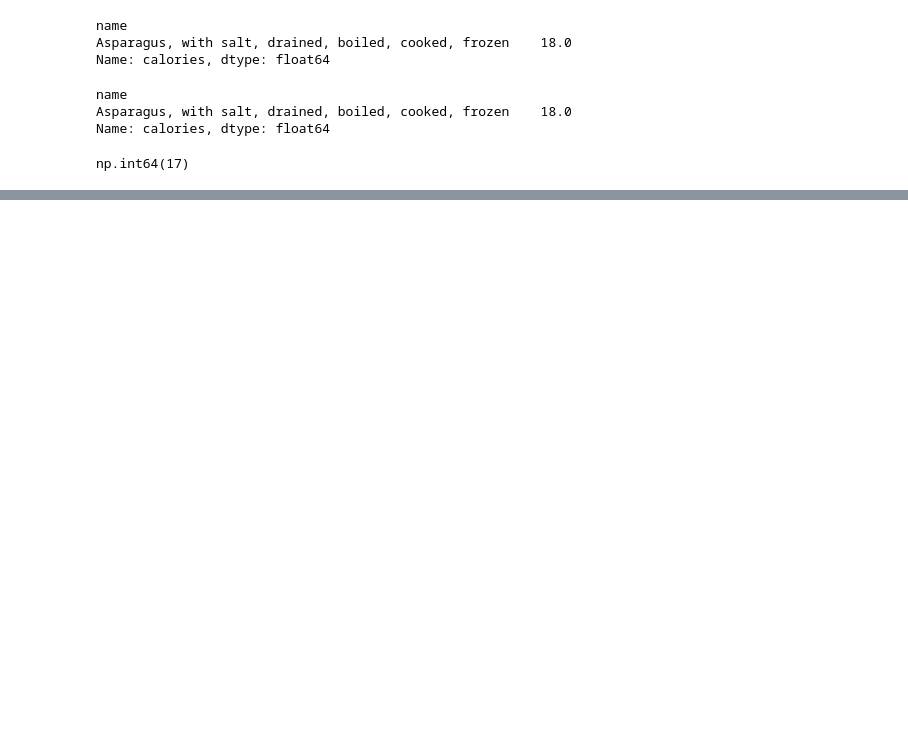
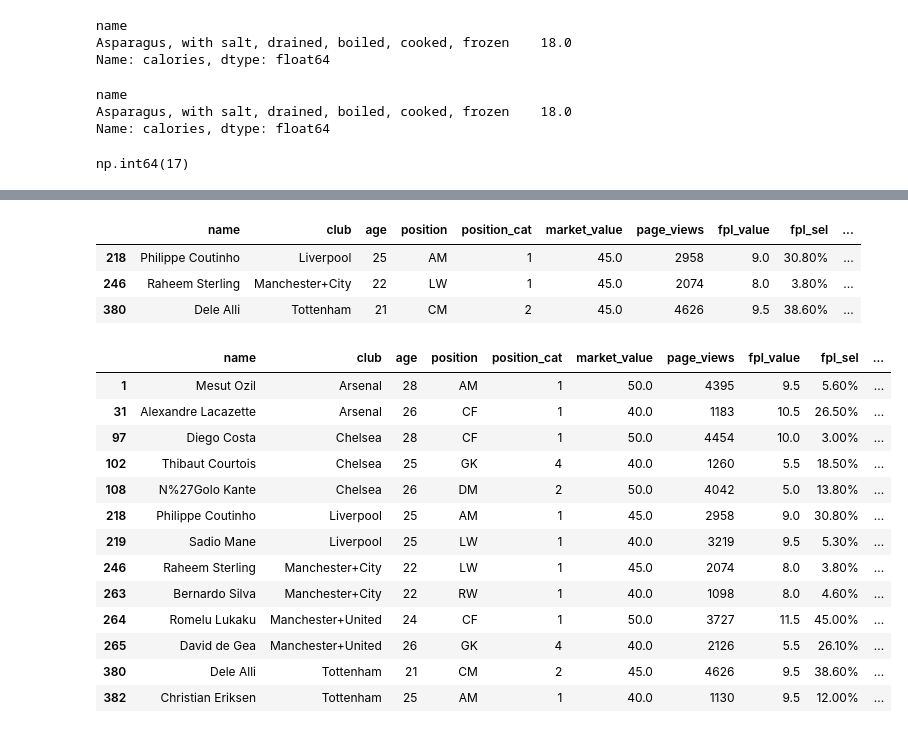
Before and after one commit to kprashant49/Projects, a Jupyter notebook: misc_projects/pandas_lecture_practice.ipynb, the cells around one changed output, grey strips where cells are left out. Drawn from its saved outputs; the diff is of its cells as text; code cells hidden in the pictures; blank space fills up the shorter version.

```diff
--- a/misc_projects/pandas_lecture_practice.ipynb
+++ b/misc_projects/pandas_lecture_practice.ipynb
@@ -4315,0 +4440,24 @@ np.int64(17)
+# %%
+players[players.market_value.between(40,50,inclusive='neither')]
+# %% [output]
+|  | name | club | age | position | position_cat | market_value | page_views | fpl_value | fpl_sel | ... |
+| 218 | Philippe Coutinho | Liverpool | 25 | AM | 1 | 45.0 | 2958 | 9.0 | 30.80% | ... |
+| 246 | Raheem Sterling | Manchester+City | 22 | LW | 1 | 45.0 | 2074 | 8.0 | 3.80% | ... |
+| 380 | Dele Alli | Tottenham | 21 | CM | 2 | 45.0 | 4626 | 9.5 | 38.60% | ... |
+# %%
+players[players.market_value.between(40,50,inclusive='both')]
+# %% [output]
+|  | name | club | age | position | position_cat | market_value | page_views | fpl_value | fpl_sel | ... |
+| 1 | Mesut Ozil | Arsenal | 28 | AM | 1 | 50.0 | 4395 | 9.5 | 5.60% | ... |
+| 31 | Alexandre Lacazette | Arsenal | 26 | CF | 1 | 40.0 | 1183 | 10.5 | 26.50% | ... |
+| 97 | Diego Costa | Chelsea | 28 | CF | 1 | 50.0 | 4454 | 10.0 | 3.00% | ... |
+| 102 | Thibaut Courtois | Chelsea | 25 | GK | 4 | 40.0 | 1260 | 5.5 | 18.50% | ... |
+| 108 | N%27Golo Kante | Chelsea | 26 | DM | 2 | 50.0 | 4042 | 5.0 | 13.80% | ... |
+| 218 | Philippe Coutinho | Liverpool | 25 | AM | 1 | 45.0 | 2958 | 9.0 | 30.80% | ... |
+| 219 | Sadio Mane | Liverpool | 25 | LW | 1 | 40.0 | 3219 | 9.5 | 5.30% | ... |
+| 246 | Raheem Sterling | Manchester+City | 22 | LW | 1 | 45.0 | 2074 | 8.0 | 3.80% | ... |
+| 263 | Bernardo Silva | Manchester+City | 22 | RW | 1 | 40.0 | 1098 | 8.0 | 4.60% | ... |
+| 264 | Romelu Lukaku | Manchester+United | 24 | CF | 1 | 50.0 | 3727 | 11.5 | 45.00% | ... |
+| 265 | David de Gea | Manchester+United | 26 | GK | 4 | 40.0 | 2126 | 5.5 | 26.10% | ... |
+| 380 | Dele Alli | Tottenham | 21 | CM | 2 | 45.0 | 4626 | 9.5 | 38.60% | ... |
+| 382 | Christian Eriksen | Tottenham | 25 | AM | 1 | 40.0 | 1130 | 9.5 | 12.00% | ... |
```
Also changed, not shown: parts of 25 cells of this notebook, 1 other file.
